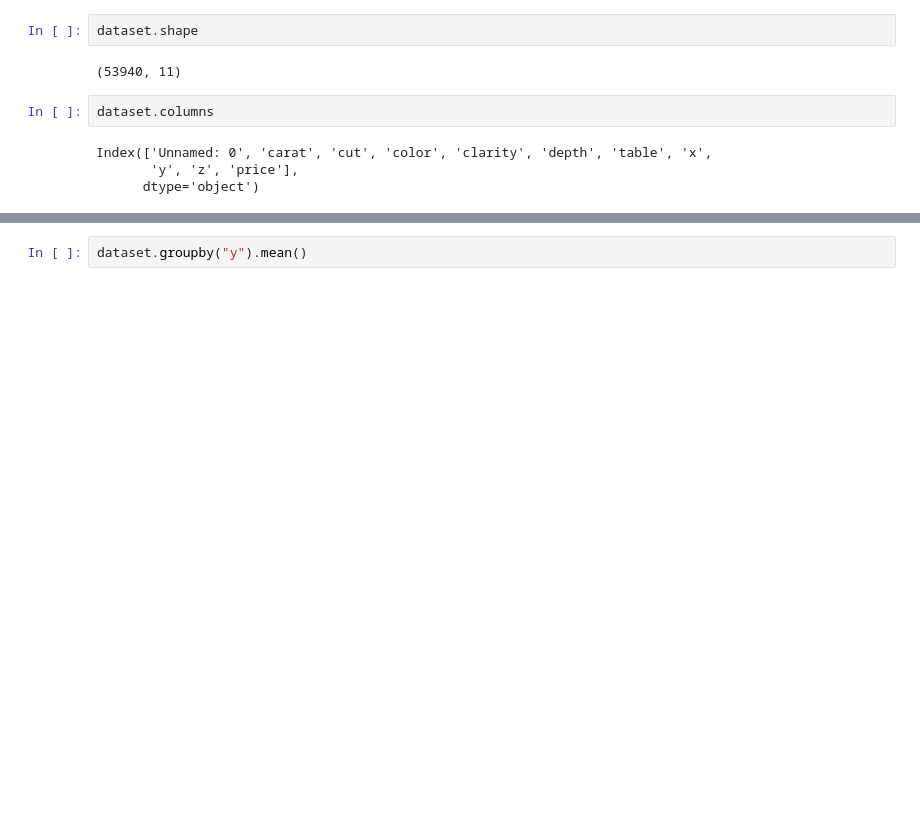
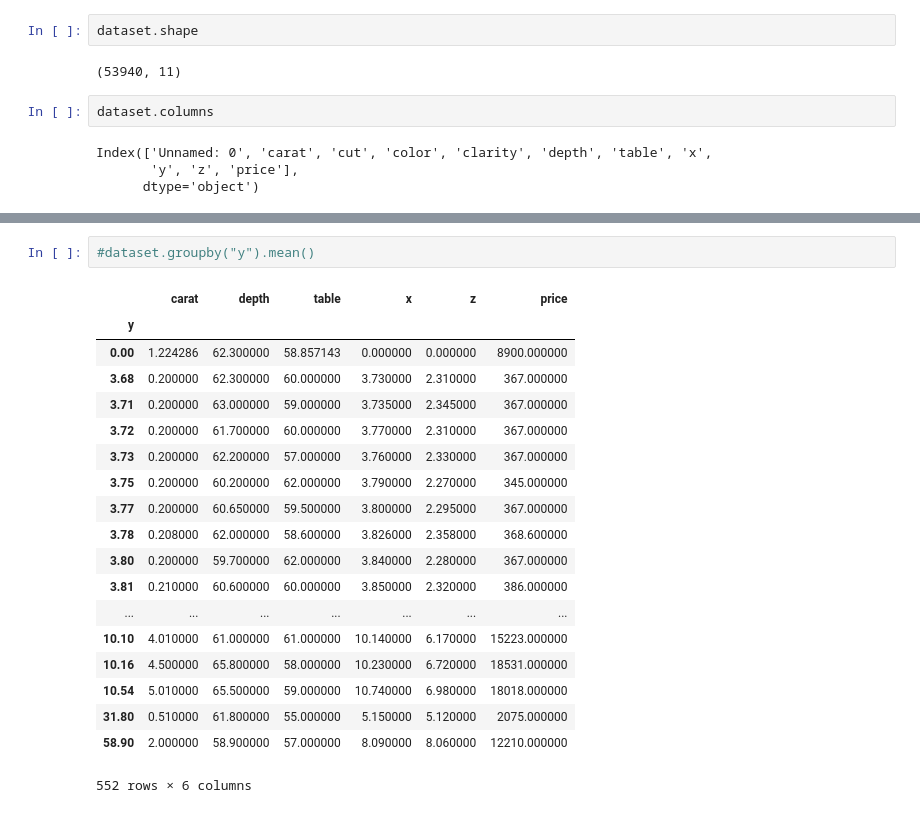
Before and after one commit to Kayskip/Performance-Metrics-and-Optimisation, a Jupyter notebook: part1/Part 1 - regression/data_analytics.ipynb, the cells around one changed output, grey strips where cells are left out. Saved outputs shown, nothing was run; the diff lists cells and outputs as text; blank space fills up the shorter version.

```diff
--- a/part1/Part 1 - regression/data_analytics.ipynb
+++ b/part1/Part 1 - regression/data_analytics.ipynb
@@ -58,2 +112,22 @@ dataset.y.value_counts()
 # %%
-dataset.groupby("y").mean()
+#dataset.groupby("y").mean()
+# %% [output]
+|  | carat | depth | table | x | z | price |
+| y |  |  |  |  |  |  |
+| 0.00 | 1.224286 | 62.300000 | 58.857143 | 0.000000 | 0.000000 | 8900.000000 |
+| 3.68 | 0.200000 | 62.300000 | 60.000000 | 3.730000 | 2.310000 | 367.000000 |
+| 3.71 | 0.200000 | 63.000000 | 59.000000 | 3.735000 | 2.345000 | 367.000000 |
+| 3.72 | 0.200000 | 61.700000 | 60.000000 | 3.770000 | 2.310000 | 367.000000 |
+| 3.73 | 0.200000 | 62.200000 | 57.000000 | 3.760000 | 2.330000 | 367.000000 |
+| 3.75 | 0.200000 | 60.200000 | 62.000000 | 3.790000 | 2.270000 | 345.000000 |
+| 3.77 | 0.200000 | 60.650000 | 59.500000 | 3.800000 | 2.295000 | 367.000000 |
+| 3.78 | 0.208000 | 62.000000 | 58.600000 | 3.826000 | 2.358000 | 368.600000 |
+| 3.80 | 0.200000 | 59.700000 | 62.000000 | 3.840000 | 2.280000 | 367.000000 |
+| 3.81 | 0.210000 | 60.600000 | 60.000000 | 3.850000 | 2.320000 | 386.000000 |
+| ... | ... | ... | ... | ... | ... | ... |
+| 10.10 | 4.010000 | 61.000000 | 61.000000 | 10.140000 | 6.170000 | 15223.000000 |
+| 10.16 | 4.500000 | 65.800000 | 58.000000 | 10.230000 | 6.720000 | 18531.000000 |
+| 10.54 | 5.010000 | 65.500000 | 59.000000 | 10.740000 | 6.980000 | 18018.000000 |
+| 31.80 | 0.510000 | 61.800000 | 55.000000 | 5.150000 | 5.120000 | 2075.000000 |
+| 58.90 | 2.000000 | 58.900000 | 57.000000 | 8.090000 | 8.060000 | 12210.000000 |
+552 rows × 6 columns
```
Also changed, not shown: parts of 8 cells of this notebook, 2 other files.
